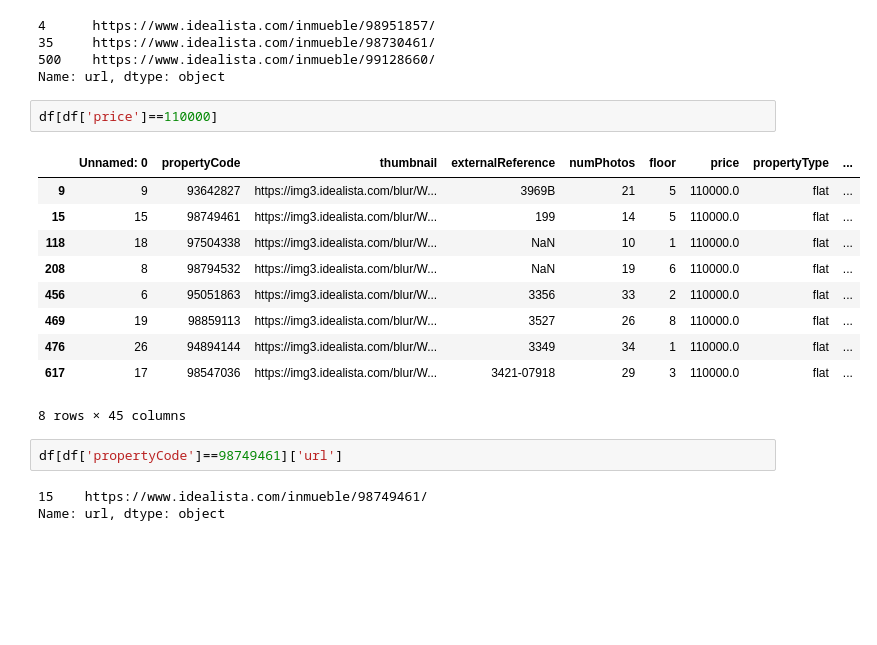
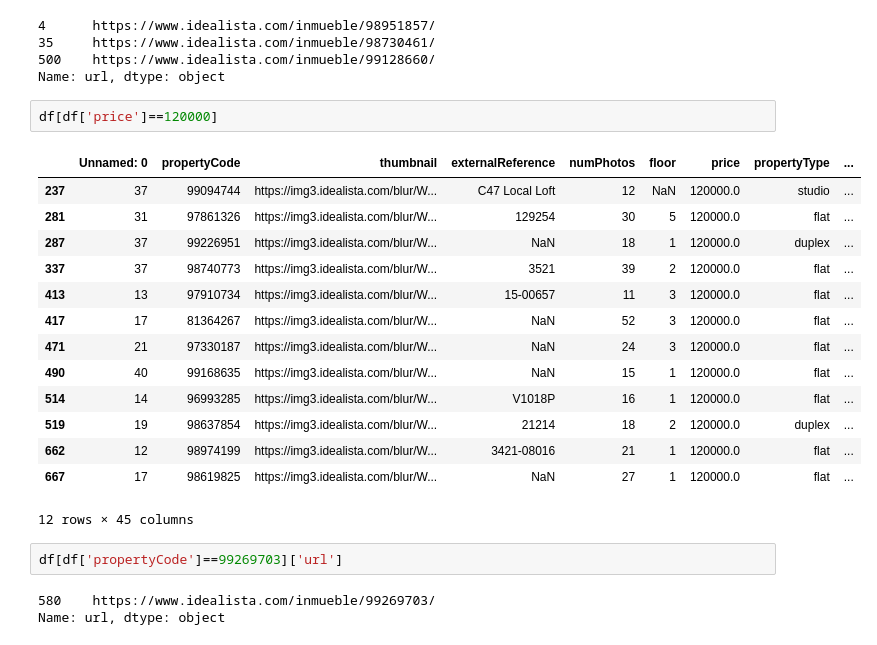
Before and after one commit to Daniel-FD/Data-Science, a Jupyter notebook: Real State/Idealista/analyse_data.ipynb, the cells around one changed output. Saved outputs shown, nothing was run; the diff lists cells and outputs as text; blank space fills up the shorter version.

```diff
--- a/Real State/Idealista/analyse_data.ipynb
+++ b/Real State/Idealista/analyse_data.ipynb
@@ -147,20 +147,24 @@ df[df['price']==80000]['url']
 500    https://www.idealista.com/inmueble/99128660/
 Name: url, dtype: object
 # %%
-df[df['price']==110000]
+df[df['price']==120000]
 # %% [output]
 |  | Unnamed: 0 | propertyCode | thumbnail | externalReference | numPhotos | floor | price | propertyType | ... |
-| 9 | 9 | 93642827 | https://img3.idealista.com/blur/W... | 3969B | 21 | 5 | 110000.0 | flat | ... |
-| 15 | 15 | 98749461 | https://img3.idealista.com/blur/W... | 199 | 14 | 5 | 110000.0 | flat | ... |
-| 118 | 18 | 97504338 | https://img3.idealista.com/blur/W... | NaN | 10 | 1 | 110000.0 | flat | ... |
-| 208 | 8 | 98794532 | https://img3.idealista.com/blur/W... | NaN | 19 | 6 | 110000.0 | flat | ... |
-| 456 | 6 | 95051863 | https://img3.idealista.com/blur/W... | 3356 | 33 | 2 | 110000.0 | flat | ... |
-| 469 | 19 | 98859113 | https://img3.idealista.com/blur/W... | 3527 | 26 | 8 | 110000.0 | flat | ... |
-| 476 | 26 | 94894144 | https://img3.idealista.com/blur/W... | 3349 | 34 | 1 | 110000.0 | flat | ... |
-| 617 | 17 | 98547036 | https://img3.idealista.com/blur/W... | 3421-07918 | 29 | 3 | 110000.0 | flat | ... |
+| 237 | 37 | 99094744 | https://img3.idealista.com/blur/W... | C47 Local Loft | 12 | NaN | 120000.0 | studio | ... |
+| 281 | 31 | 97861326 | https://img3.idealista.com/blur/W... | 129254 | 30 | 5 | 120000.0 | flat | ... |
+| 287 | 37 | 99226951 | https://img3.idealista.com/blur/W... | NaN | 18 | 1 | 120000.0 | duplex | ... |
+| 337 | 37 | 98740773 | https://img3.idealista.com/blur/W... | 3521 | 39 | 2 | 120000.0 | flat | ... |
+| 413 | 13 | 97910734 | https://img3.idealista.com/blur/W... | 15-00657 | 11 | 3 | 120000.0 | flat | ... |
+| 417 | 17 | 81364267 | https://img3.idealista.com/blur/W... | NaN | 52 | 3 | 120000.0 | flat | ... |
+| 471 | 21 | 97330187 | https://img3.idealista.com/blur/W... | NaN | 24 | 3 | 120000.0 | flat | ... |
+| 490 | 40 | 99168635 | https://img3.idealista.com/blur/W... | NaN | 15 | 1 | 120000.0 | flat | ... |
+| 514 | 14 | 96993285 | https://img3.idealista.com/blur/W... | V1018P | 16 | 1 | 120000.0 | flat | ... |
+| 519 | 19 | 98637854 | https://img3.idealista.com/blur/W... | 21214 | 18 | 2 | 120000.0 | duplex | ... |
+| 662 | 12 | 98974199 | https://img3.idealista.com/blur/W... | 3421-08016 | 21 | 1 | 120000.0 | flat | ... |
+| 667 | 17 | 98619825 | https://img3.idealista.com/blur/W... | NaN | 27 | 1 | 120000.0 | flat | ... |
-8 rows × 45 columns
+12 rows × 45 columns
 # %%
-df[df['propertyCode']==98749461]['url']
+df[df['propertyCode']==99269703]['url']
 # %% [output]
-15    https://www.idealista.com/inmueble/98749461/
+580    https://www.idealista.com/inmueble/99269703/
 Name: url, dtype: object
```
Also changed, not shown: parts of 3 cells of this notebook.
